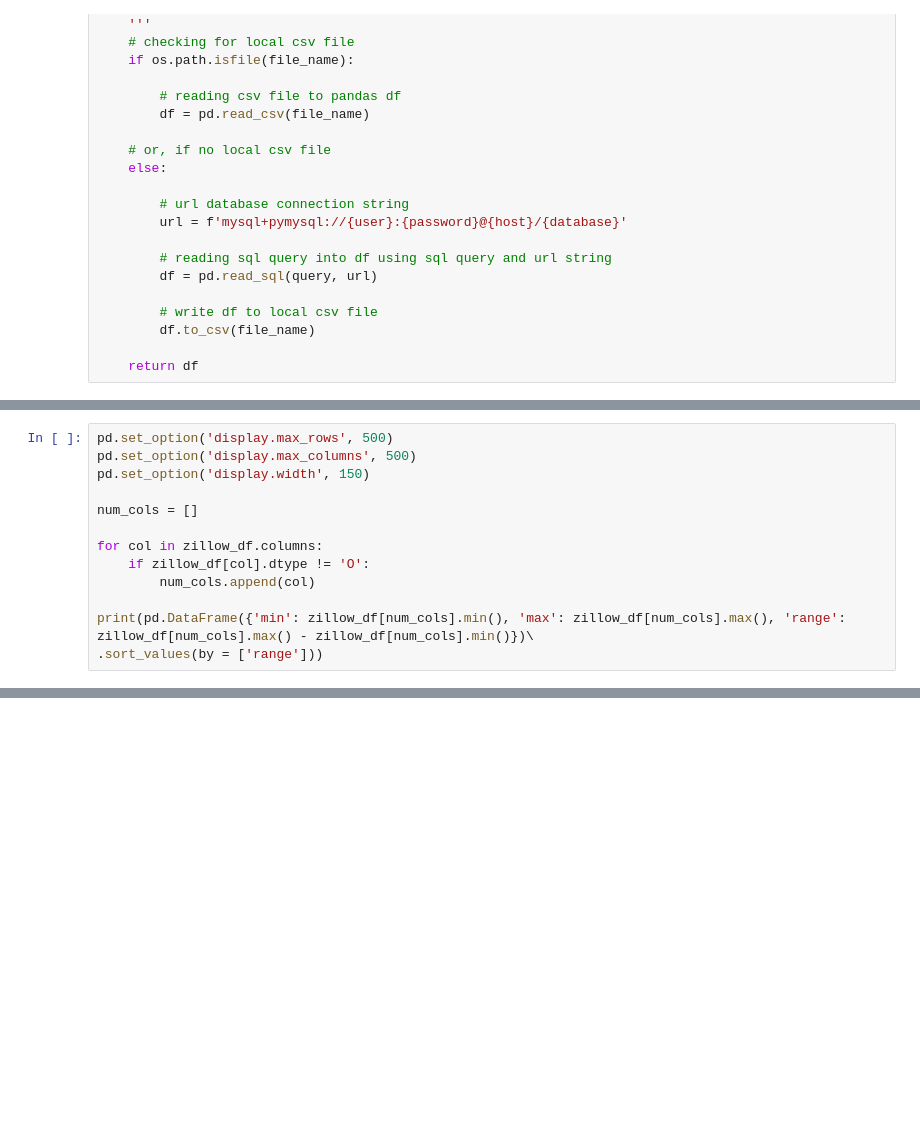
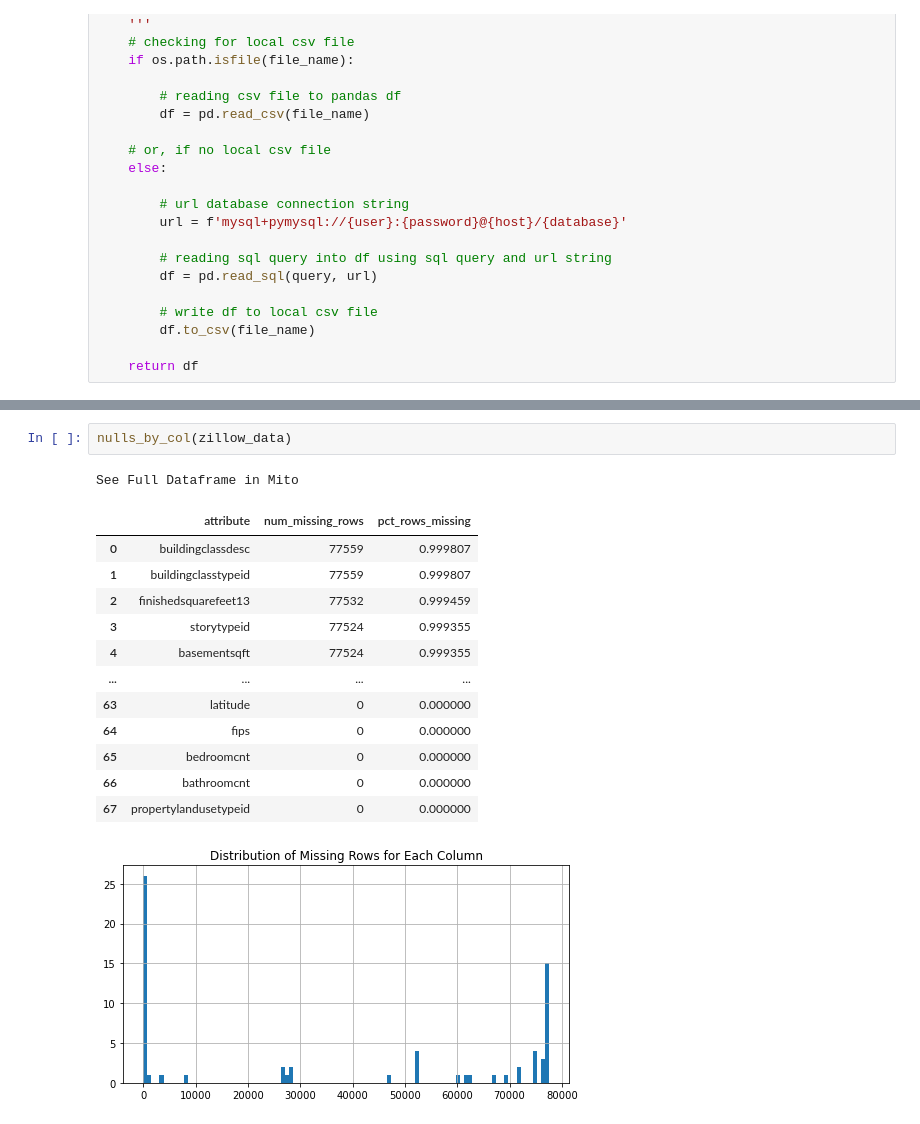
Before and after one commit to Jonessn22/clustering-exercises, a Jupyter notebook: 01b_wrangle_exercises.ipynb, the cells around one changed output, grey strips where cells are left out. Saved outputs shown, nothing was run; the diff lists cells and outputs as text; blank space fills up the shorter version.

```diff
--- a/01b_wrangle_exercises.ipynb
+++ b/01b_wrangle_exercises.ipynb
@@ -433,13 +136,0 @@ visualize_data(zillow_df)
-# %%
-pd.set_option('display.max_rows', 500)
-pd.set_option('display.max_columns', 500)
-pd.set_option('display.width', 150)
-
-num_cols = []
-
-for col in zillow_df.columns:
-    if zillow_df[col].dtype != 'O':
-        num_cols.append(col)
-
-print(pd.DataFrame({'min': zillow_df[num_cols].min(), 'max': zillow_df[num_cols].max(), 'range': zillow_df[num_cols].max() - zillow_df[num_cols].min()})\
-.sort_values(by = ['range']))
@@ -491,0 +333,17 @@ _____________________________________________
+# %%
+nulls_by_col(zillow_data)
+# %% [output]
+See Full Dataframe in Mito
+|  | attribute | num_missing_rows | pct_rows_missing |
+| 0 | buildingclassdesc | 77559 | 0.999807 |
+| 1 | buildingclasstypeid | 77559 | 0.999807 |
+| 2 | finishedsquarefeet13 | 77532 | 0.999459 |
+| 3 | storytypeid | 77524 | 0.999355 |
+| 4 | basementsqft | 77524 | 0.999355 |
+| ... | ... | ... | ... |
+| 63 | latitude | 0 | 0.000000 |
+| 64 | fips | 0 | 0.000000 |
+| 65 | bedroomcnt | 0 | 0.000000 |
+| 66 | bathroomcnt | 0 | 0.000000 |
+| 67 | propertylandusetypeid | 0 | 0.000000 |
+[figure, added]
```
Also changed, not shown: parts of 93 cells of this notebook, 1 other file.
